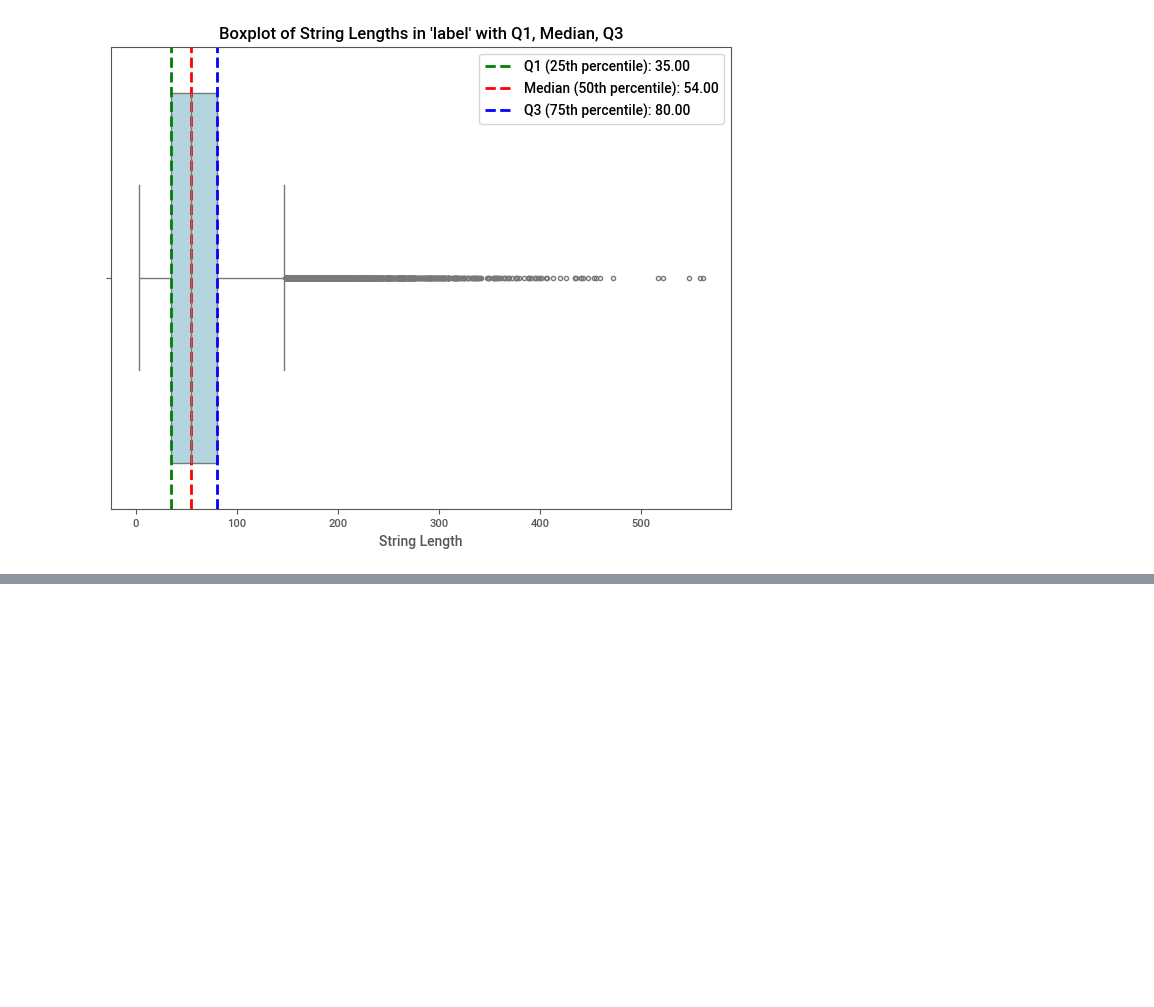
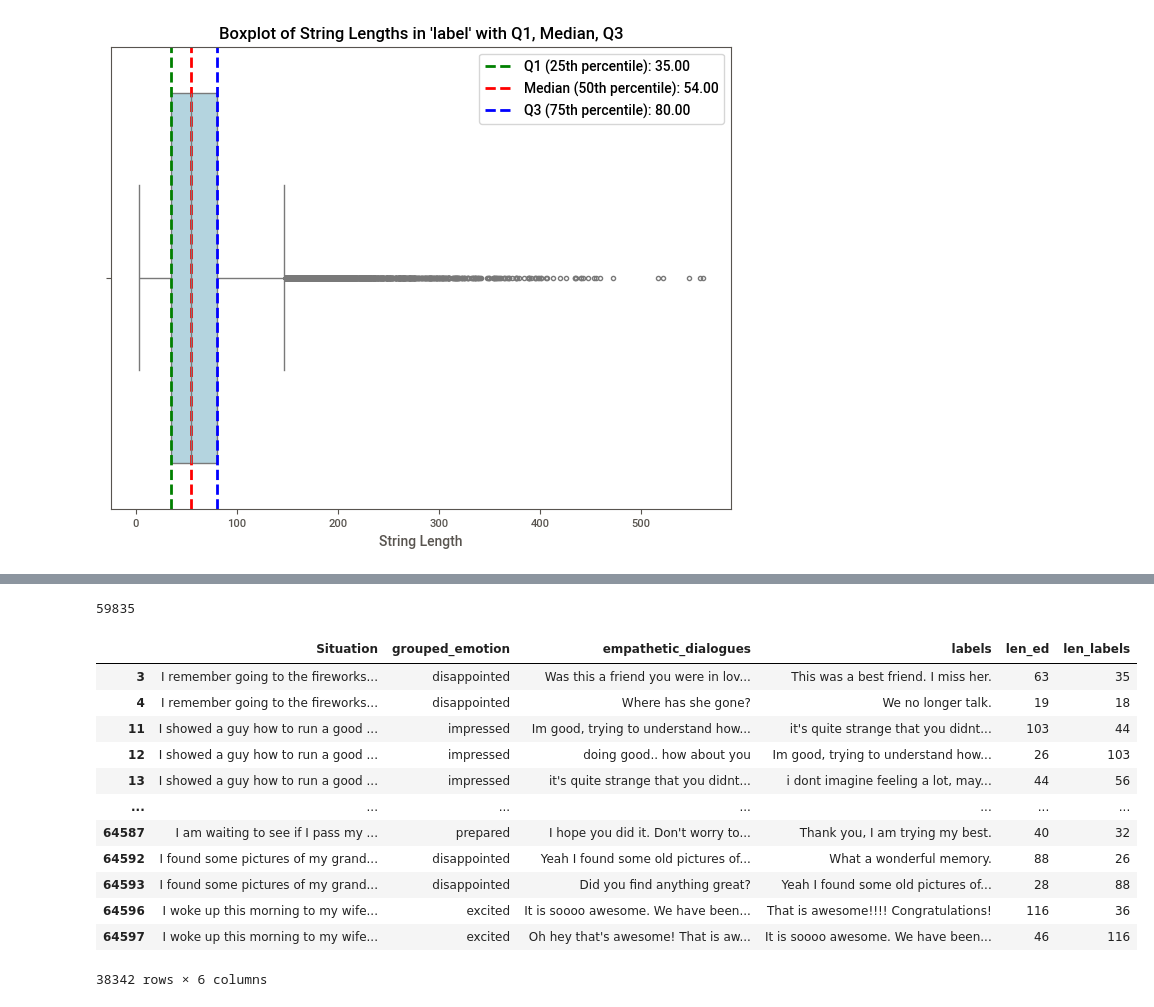
Before and after one commit to CallMeL/Empathetic-Dialogue-System, a Jupyter notebook: src/EDA/69kdataset.ipynb, the cells around one changed output, grey strips where cells are left out. Cells and saved outputs as stored; diff of their text form; code cells hidden in the pictures; blank space fills up the shorter version.

Commit message:
deleted repeated data

```diff
--- a/src/EDA/69kdataset.ipynb
+++ b/src/EDA/69kdataset.ipynb
@@ -4,6 +4,8 @@ import os
 import matplotlib.pyplot as plt
 import sweetviz as sv
 import seaborn as sns
+
+pd.set_option('display.max_colwidth', None)
 # %%
 data_path = '../../data/emotion-emotion_69k.csv'
 df = pd.read_csv(data_path)
@@ -242,0 +300,28 @@ plt.show()
+# %%
+len(df)
+# %% [output]
+59835
+# %%
+index_to_delete = []
+
+for index, row in df.iterrows():
+    if row['empathetic_dialogues'] in df['labels'][:index].values:
+        index_to_delete.append(index)
+
+duplicates = df.loc[index_to_delete]
+duplicates_sorted = duplicates.sort_index()
+duplicates
+# %% [output]
+|  | Situation | grouped_emotion | empathetic_dialogues | labels | len_ed | len_labels |
+| 3 | I remember going to the fireworks... | disappointed | Was this a friend you were in lov... | This was a best friend. I miss her. | 63 | 35 |
+| 4 | I remember going to the fireworks... | disappointed | Where has she gone? | We no longer talk. | 19 | 18 |
+| 11 | I showed a guy how to run a good ... | impressed | Im good, trying to understand how... | it's quite strange that you didnt... | 103 | 44 |
+| 12 | I showed a guy how to run a good ... | impressed | doing good.. how about you | Im good, trying to understand how... | 26 | 103 |
+| 13 | I showed a guy how to run a good ... | impressed | it's quite strange that you didnt... | i dont imagine feeling a lot, may... | 44 | 56 |
+| ... | ... | ... | ... | ... | ... | ... |
+| 64587 | I am waiting to see if I pass my ... | prepared | I hope you did it. Don't worry to... | Thank you, I am trying my best. | 40 | 32 |
+| 64592 | I found some pictures of my grand... | disappointed | Yeah I found some old pictures of... | What a wonderful memory. | 88 | 26 |
+| 64593 | I found some pictures of my grand... | disappointed | Did you find anything great? | Yeah I found some old pictures of... | 28 | 88 |
+| 64596 | I woke up this morning to my wife... | excited | It is soooo awesome. We have been... | That is awesome!!!! Congratulations! | 116 | 36 |
+| 64597 | I woke up this morning to my wife... | excited | Oh hey that's awesome! That is aw... | It is soooo awesome. We have been... | 46 | 116 |
+38342 rows × 6 columns
```
Also changed, not shown: parts of 7 cells of this notebook, 1 other file.
